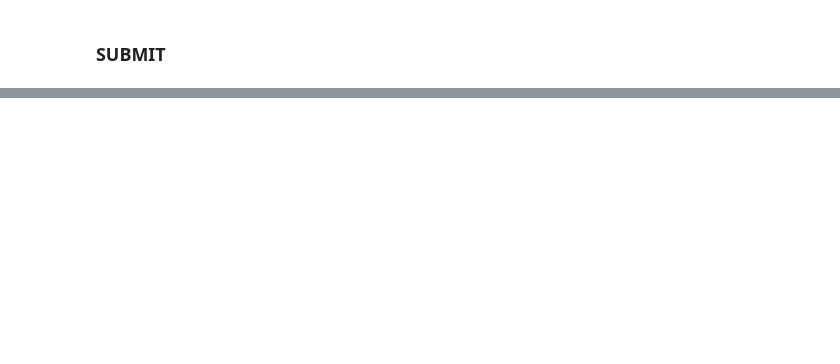
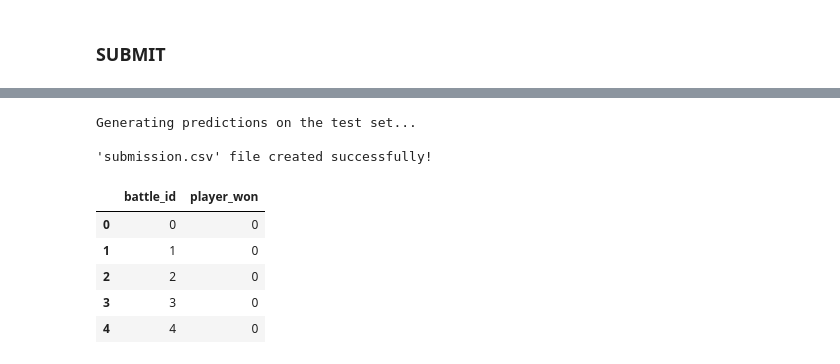
Before and after one commit to longlive-pandas/FDS_Kaggle_Competition, a Jupyter notebook: notebooks/main2.ipynb, the cells around one changed output, grey strips where cells are left out. Drawn from its saved outputs; the diff is of its cells as text; code cells hidden in the pictures; blank space fills up the shorter version.

```diff
--- a/notebooks/main2.ipynb
+++ b/notebooks/main2.ipynb
@@ -79,7 +61,7 @@ Successfully loaded 10000 battles.
 # %%
 def create_simple_features(data: list[dict]) -> pd.DataFrame:
     feature_list = []
-    p1_bad_status_advantage = []
+    #p1_bad_status_advantage = []
     status_change_diff = []
     for battle in tqdm(data, desc="Extracting features"):
 
@@ -167,11 +149,22 @@ def create_simple_features(data: list[dict]) -> pd.DataFrame:
             features['p2_n_pokemon_use'] =len(p2_hp_final.keys())
             #differenza nello schieramento pockemon dopo 30 turni
             features['diff_final_schieramento']=features['p1_n_pokemon_use']-features['p2_n_pokemon_use']
+            nr_pokemon_sconfitti_p1 = np.sum([1 for e in list(p1_hp_final.values()) if e==0])
+            nr_pokemon_sconfitti_p2 = np.sum([1 for e in list(p2_hp_final.values()) if e==0])
+            features['nr_pokemon_sconfitti_p1'] = nr_pokemon_sconfitti_p1
+            features['nr_pokemon_sconfitti_p2'] = nr_pokemon_sconfitti_p2
+            #features['nr_pokemon_sconfitti_diff'] = nr_pokemon_sconfitti_p1-nr_pokemon_sconfitti_p2
             #DOVREBBERO ESSERE BOMBA VITA DELLE DUE SQUADRE DOPO I 30 TURNI
             features['p1_pct_final_hp'] =np.sum(list(p1_hp_final.values()))+(6-len(p1_hp_final.keys()))
             features['p2_pct_final_hp'] =np.sum(list(p2_hp_final.values()))+(6-len(p1_hp_final.keys()))
             #SAREBBE CLAMOROSO NORMALIZZARLA ANCHE IN BASE ALLA DIFFERENZA DI VITA ASSOLUTA DEI POCKEMON LEADER DEI 2 PLAYER
             features['diff_final_hp']=features['p1_pct_final_hp']-features['p2_pct_final_hp']
+
+
+
+
+
+
 
 
 
@@ -205,7 +198,7 @@ def create_simple_features(data: list[dict]) -> pd.DataFrame:
             p2_negative_status_mean = np.mean([s in negative_status for s in p2_status])
             #status advantage if p1 applied more status to p2 (differenza delle medie dei negativi)
             features['p1_bad_status_advantage'] = p2_negative_status_mean-p1_negative_status_mean
-            p1_bad_status_advantage.append(features['p1_bad_status_advantage'])
+            #p1_bad_status_advantage.append(features['p1_bad_status_advantage'])
             #how many times status changed?
             # we have to check that first array shifted by 1 is
             # different from the same array excluding the last element
@@ -562,0 +1259,26 @@ KeyError: "['p1_mean_competivness', 'p1_mean_hp_vs_start', 'p1_mean_start_vs_spe
+# %%
+# Make predictions on the real test data
+X_test = test_df[features]
+print("Generating predictions on the test set...")
+test_predictions = pipe.predict(X_test)
+
+# Create the submission DataFrame
+submission_df = pd.DataFrame({
+    'battle_id': test_df['battle_id'],
+    'player_won': test_predictions
+})
+
+# Save submission CSV
+submission_df.to_csv('submission.csv', index=False)
+print("\n'submission.csv' file created successfully!")
+display(submission_df.head())
+# %% [output]
+Generating predictions on the test set...
+
+'submission.csv' file created successfully!
+|  | battle_id | player_won |
+| 0 | 0 | 0 |
+| 1 | 1 | 0 |
+| 2 | 2 | 0 |
+| 3 | 3 | 0 |
+| 4 | 4 | 0 |
```
Also changed, not shown: parts of 13 cells of this notebook, 2 other files.
